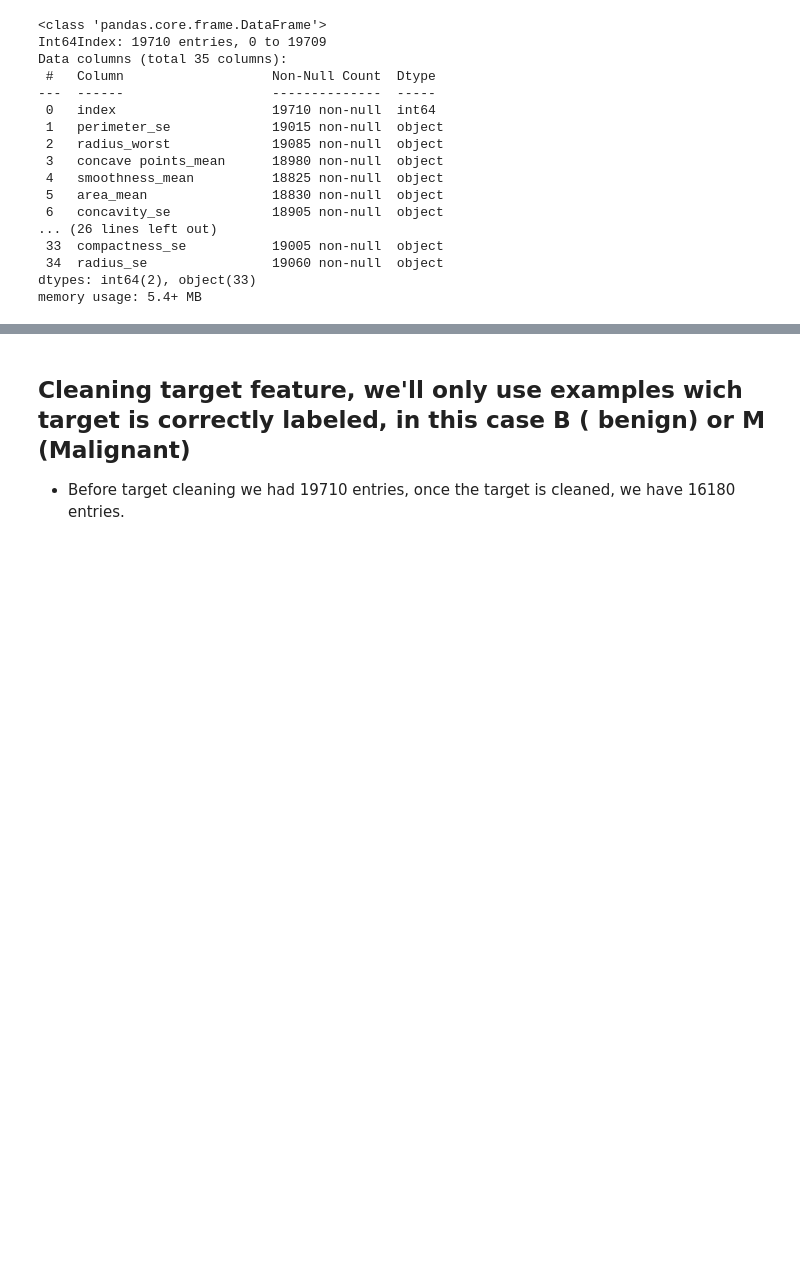
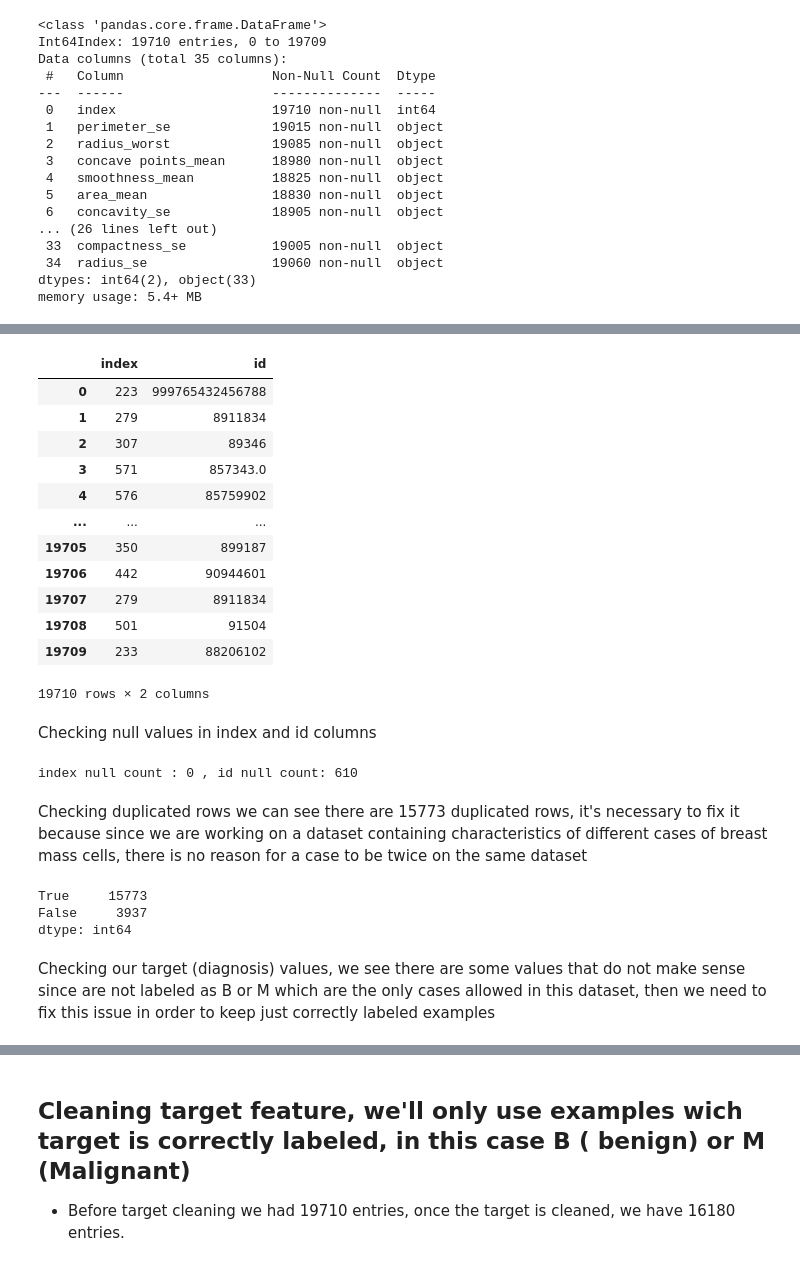
Before and after one commit to niconomist98/BreastCancerClassml, a Jupyter notebook: notebooks/date_preprocessing.ipynb, the cells around one changed output, grey strips where cells are left out. Saved outputs shown, nothing was run; the diff lists cells and outputs as text; code cells hidden in the pictures; blank space fills up the shorter version.

```diff
--- a/notebooks/date_preprocessing.ipynb
+++ b/notebooks/date_preprocessing.ipynb
@@ -33,0 +90,32 @@ completar
+# %%
+df[['index','id']] #checking differences between index and id
+# %% [output]
+|  | index | id |
+| 0 | 223 | 999765432456788 |
+| 1 | 279 | 8911834 |
+| 2 | 307 | 89346 |
+| 3 | 571 | 857343.0 |
+| 4 | 576 | 85759902 |
+| ... | ... | ... |
+| 19705 | 350 | 899187 |
+| 19706 | 442 | 90944601 |
+| 19707 | 279 | 8911834 |
+| 19708 | 501 | 91504 |
+| 19709 | 233 | 88206102 |
+19710 rows × 2 columns
+# %% [markdown]
+Checking null values in index and id columns
+# %%
+print("index null count : "+str(df["index"].isnull().sum()), ", id null count: "+ str(df["id"].isnull().sum()))
+# %% [output]
+index null count : 0 , id null count: 610
+# %% [markdown]
+Checking duplicated rows we can see there are 15773 duplicated rows, it's necessary to fix it because since we are working on a dataset containing characteristics of different cases of breast mass cells, there is no reason for a case to be twice on the same dataset
+# %%
+df.duplicated().value_counts() ##checking duplicates
+# %% [output]
+True     15773
+False     3937
+dtype: int64
+# %% [markdown]
+Checking  our target (diagnosis) values, we see there are some values that do not make sense since are not labeled as B or M which are the only cases allowed in this dataset, then we need to fix this issue in order to keep just correctly labeled examples
```
Also changed, not shown: parts of 24 cells of this notebook.
